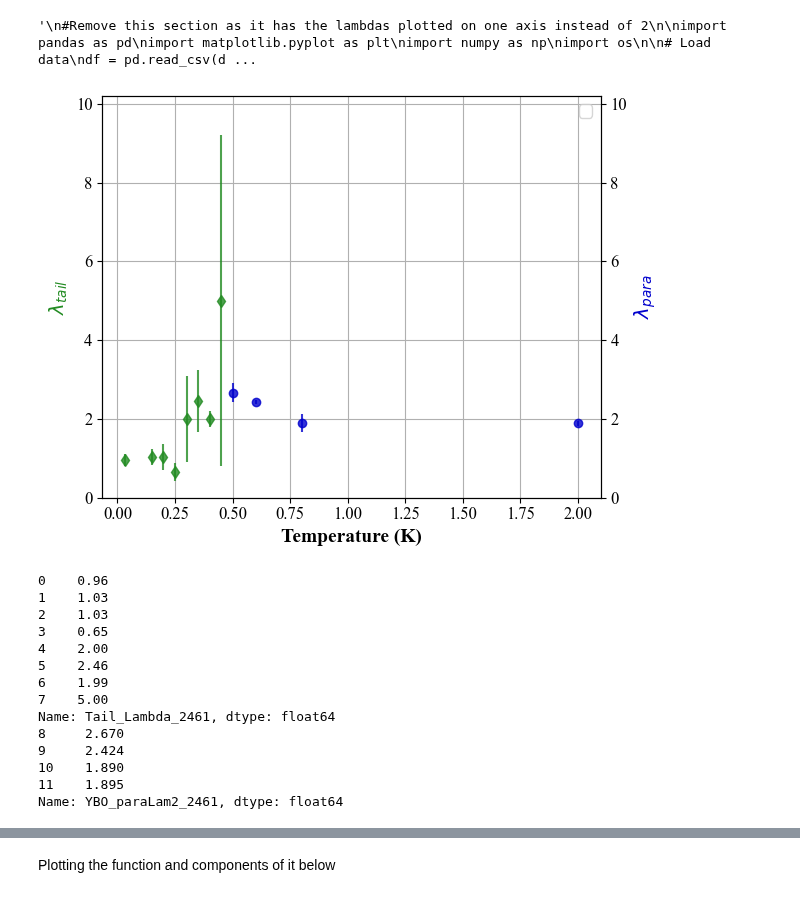
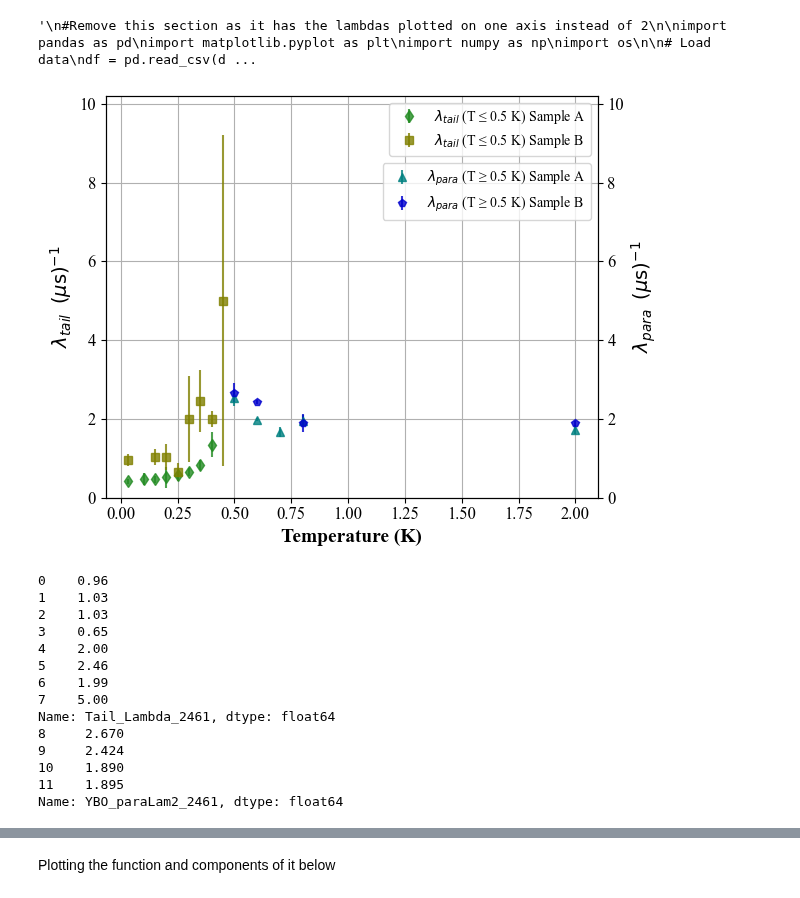
Before and after one commit to Brogan8813/strain-cell, a Jupyter notebook: PPMS_Data_and_Plotting/Plotting/MusrPlotting/New_format_plotting/Beta_1/New_Format_Plotting.ipynb, the cells around one changed output, grey strips where cells are left out. Saved outputs shown, nothing was run; the diff lists cells and outputs as text; code cells hidden in the pictures.

```diff
--- a/PPMS_Data_and_Plotting/Plotting/MusrPlotting/New_format_plotting/Beta_1/New_Format_Plotting.ipynb
+++ b/PPMS_Data_and_Plotting/Plotting/MusrPlotting/New_format_plotting/Beta_1/New_Format_Plotting.ipynb
@@ -242,15 +239,37 @@ import numpy as np
 import os
 
 # Load the data
+
+
+datafileA = 'A_23-07-25_negativeBkg_Beta0p8_sigma.txt'
+datafileB = 'B_23-07-25_full_with_NegativeBkgBeta_0p8.txt'
+
+
+dfA = pd.read_csv(datafileA, delim_whitespace=True)
+dfB = pd.read_csv(datafileB, delim_whitespace=True)
+
+
 df = pd.read_csv(datafile, delim_whitespace=True)
 
 # Create masks
 mask_tail = df['dataT'] <= 0.49
 mask_para = df['dataT'] >= 0.49
+mask_tailA = dfA['dataT'] <= 0.49
+mask_paraA = dfA['dataT'] >= 0.49
+mask_tailB = dfB['dataT'] <= 0.49
+mask_paraB = dfB['dataT'] >= 0.49
 
 # Mask
 df_tail = df[mask_tail][['dataT', 'Tail_Lambda_2461', 'Tail_Lambda_2461PosErr']]
 df_para = df[mask_para][['dataT', 'YBO_paraLam2_2461', 'YBO_paraLam2_2461PosErr']]
+
+# Mask
+dfA_tail = dfA[mask_tailA][['dataT', 'Tail_Lambda_2461', 'Tail_Lambda_2461PosErr']]
+dfA_para = dfA[mask_paraA][['dataT', 'YBO_paraLam2_2461', 'YBO_paraLam2_2461PosErr']]
+
+# Mask
+dfB_tail = dfB[mask_tailB][['dataT', 'Tail_Lambda_2461', 'Tail_Lambda_2461PosErr']]
+dfB_para = dfB[mask_paraB][['dataT', 'YBO_paraLam2_2461', 'YBO_paraLam2_2461PosErr']]
 
 # Create figure and axes with default size
 fig, ax1 = plt.subplots()
@@ -259,20 +278,35 @@ plt.rc('xtick', labelsize=12)
 plt.rc('ytick', labelsize=12)
 # Plot λ_tail (left axis)
 p1 = ax1.errorbar(
-    df_tail['dataT'],
-    df_tail['Tail_Lambda_2461'],
-    yerr=df_tail['Tail_Lambda_2461PosErr'],
+    dfA_tail['dataT'],
+    dfA_tail['Tail_Lambda_2461'],
+    yerr=dfA_tail['Tail_Lambda_2461PosErr'],
     fmt='d', color='forestgreen',
-    alpha=0.8, label='$λ_{tail}$ (T ≤ 0.5 K)'
+    alpha=0.8, label='$λ_{tail}$ (T ≤ 0.5 K) Sample A'
+)
+p1 = ax1.errorbar(
+    dfB_tail['dataT'],
+    dfB_tail['Tail_Lambda_2461'],
+    yerr=dfB_tail['Tail_Lambda_2461PosErr'],
+    fmt='s', color='olive',
+    alpha=0.8, label='$λ_{tail}$ (T ≤ 0.5 K) Sample B'
 )
 
 # Plot λ_para (right axis)
 p2 = ax2.errorbar(
-    df_para['dataT'],
-    df_para['YBO_paraLam2_2461'],
-    yerr=df_para['YBO_paraLam2_2461PosErr'],
-    fmt='o', color='mediumblue',
-    alpha=0.8, label='$λ_{para}$ (T ≥ 0.5 K)'
+    dfA_para['dataT'],
+    dfA_para['YBO_paraLam2_2461'],
+    yerr=dfA_para['YBO_paraLam2_2461PosErr'],
+    fmt='^', color='teal',
+    alpha=0.8, label='$λ_{para}$ (T ≥ 0.5 K) Sample A'
+)
+# Plot λ_para (right axis)
+p2 = ax2.errorbar(
+    dfB_para['dataT'],
+    dfB_para['YBO_paraLam2_2461'],
+    yerr=dfB_para['YBO_paraLam2_2461PosErr'],
+    fmt='p', color='mediumblue',
+    alpha=0.8, label='$λ_{para}$ (T ≥ 0.5 K) Sample B'
 )
 
 # Axis labels
@@ -283,38 +317,40 @@ plt.rcParams['font.family'] = fprop.get_name()
 
 
 ax1.set_xlabel('Temperature (K)', fontsize=14,weight='bold')
-ax1.set_ylabel('$λ_{tail}$', fontsize=14, color='forestgreen', weight='bold')
-ax2.set_ylabel('$λ_{para}$', fontsize=14, color='mediumblue', weight='bold')
+
+ax1.set_ylabel('$λ_{tail}$  $(\mu\mathrm{s})^{-1}$', fontsize=14, weight='bold')
+ax2.set_ylabel('$λ_{para}$  $(\mu\mathrm{s})^{-1}$', fontsize=14, weight='bold')
 
 # Axis limits
 #ax1.set_xlim(0, 0.6)
 ax1.set_ylim(0, 10.2)
 ax2.set_ylim(0, 10.2)
 
 # Grid and layout
 ax1.grid(True, which='both')
 fig.tight_layout()
 
 # Combine legends into one
 lines = [p1[0], p2[0]]
 labels = [line.get_label() for line in lines]
-ax1.legend(lines, labels, loc='upper right', fontsize=12)
-
+#ax1.legend(lines, labels, loc='upper right', fontsize=12)
+ax1.legend()
+ax2.legend(bbox_to_anchor=(1, 0.85))
 # Save plot
 title = 'lambda_tail_and_para_dual_axis'
 output_dir = f'{datafile} parameter_plots'
 os.makedirs(output_dir, exist_ok=True)
 plot_filename = title.lower().replace(" ", "_") + ".png"
 plot_filepath = os.path.join(output_dir, plot_filename)
 plt.savefig(plot_filepath, bbox_inches='tight', dpi=300)
 
 # Show plot
 plt.show()
 
 print(df['Tail_Lambda_2461'][mask_tail])
 print(df['YBO_paraLam2_2461'][mask_para])
 # %% [output]
-[figure, old version]
+[figure, new version]
 0    0.96
 1    1.03
 2    1.03
```
Also changed, not shown: parts of 9 cells of this notebook, 1 other file.
